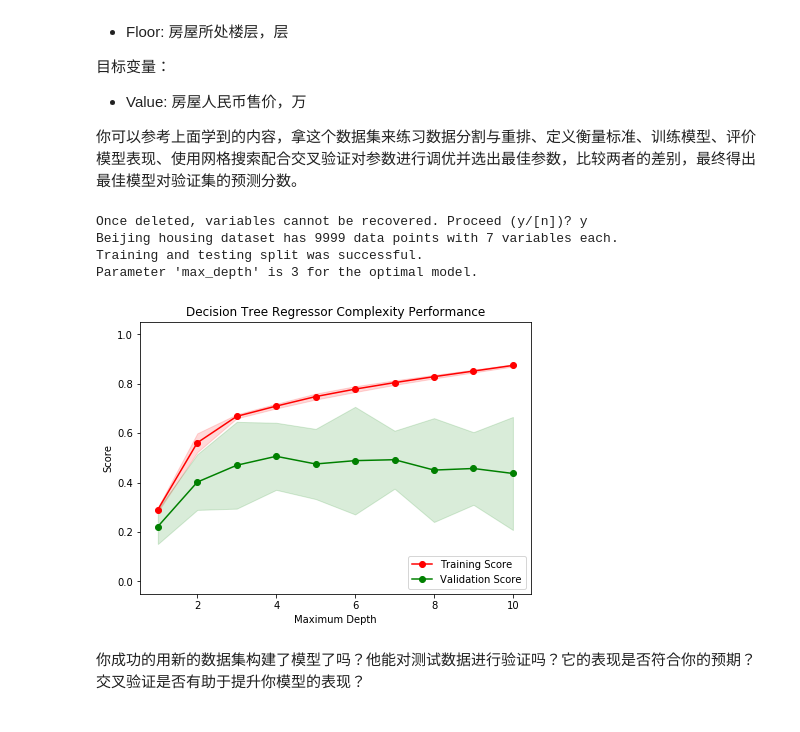
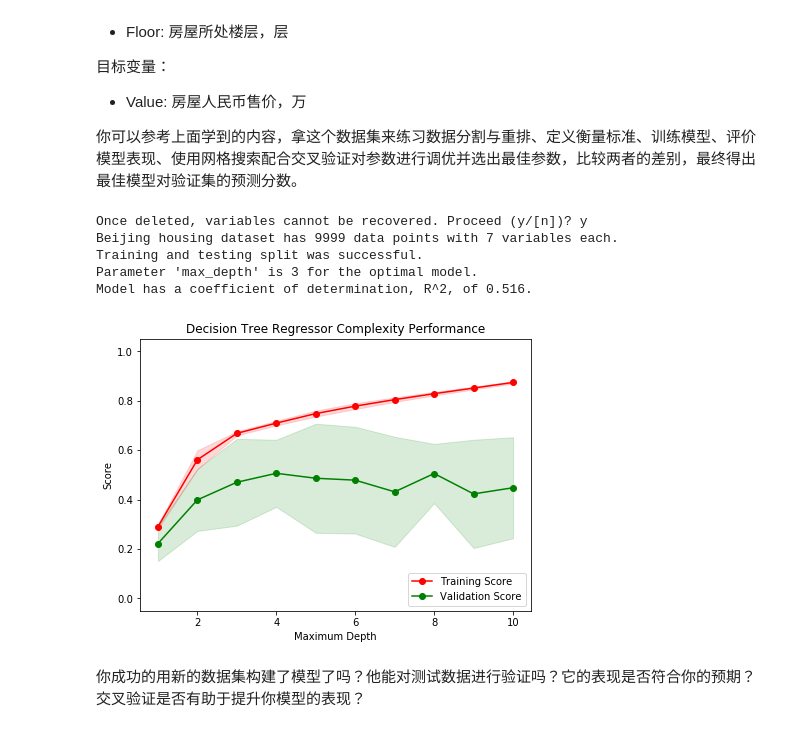
Before and after one commit to Meirtz/boston_housing, a Jupyter notebook: boston_housing.ipynb, the cells around one changed output. Drawn from its saved outputs; the diff is of its cells as text; code cells hidden in the pictures.

```diff
--- a/boston_housing.ipynb
+++ b/boston_housing.ipynb
@@ -379,0 +379,4 @@ Range in prices: $73,357.39
+# %%
+y_predict = reg.predict(X_test)
+score = performance_metric(y_test, y_predict)
+print "Model has a coefficient of determination, R^2, of {:.3f}.".format(score)
@@ -449,38 +459,41 @@ def fit_model(X, y):
     grid = grid.fit(X, y)
 
     # Return the optimal model after fitting the data
     return grid.best_estimator_
 
 # Load the Beijing housing dataset
 # 载入Beijing房屋的数据集
 data = pd.read_csv('bj_housing.csv')
 prices = data['Value']
 features = data.drop('Value', axis = 1)
 
 # Success
 # 完成
 print "Beijing housing dataset has {} data points with {} variables each.".format(*data.shape)
 
-X, y = np.arange(10).reshape((5, 2)), range(5)
-
-
-X_train, X_test, y_train, y_test = train_test_split(data[['Area', 'Room', 'Living', 'School', 'Year', 'Floor']], data['Value'], test_size=0.2, random_state = 233)
+X_train, X_test, y_train, y_test = train_test_split(features, prices, test_size=0.2, random_state = 233)
 # Success
 print "Training and testing split was successful."
 
 # Fit the training data to the model using grid search
 reg = fit_model(X_train, y_train)
 
 # Produce the value for 'max_depth'
 print "Parameter 'max_depth' is {} for the optimal model.".format(reg.get_params()['max_depth'])
 
+# y_predict = [x for x in X_test]
+y_predict = reg.predict(X_test) # [reg.predict(row)for idx, row in X_test.iterrows()]
+score = performance_metric(y_test, y_predict)
+print "Model has a coefficient of determination, R^2, of {:.3f}.".format(score)
+
 vs.ModelComplexity(X_train, y_train)
 # %% [output]
 Once deleted, variables cannot be recovered. Proceed (y/[n])? y
 Beijing housing dataset has 9999 data points with 7 variables each.
 Training and testing split was successful.
 Parameter 'max_depth' is 3 for the optimal model.
+Model has a coefficient of determination, R^2, of 0.516.
-[figure, old version]
+[figure, new version]
 # %% [markdown]
 你成功的用新的数据集构建了模型了吗？他能对测试数据进行验证吗？它的表现是否符合你的预期？交叉验证是否有助于提升你模型的表现？
 # %% [markdown]
```
Also changed, not shown: parts of 5 cells of this notebook, 1 other file.
